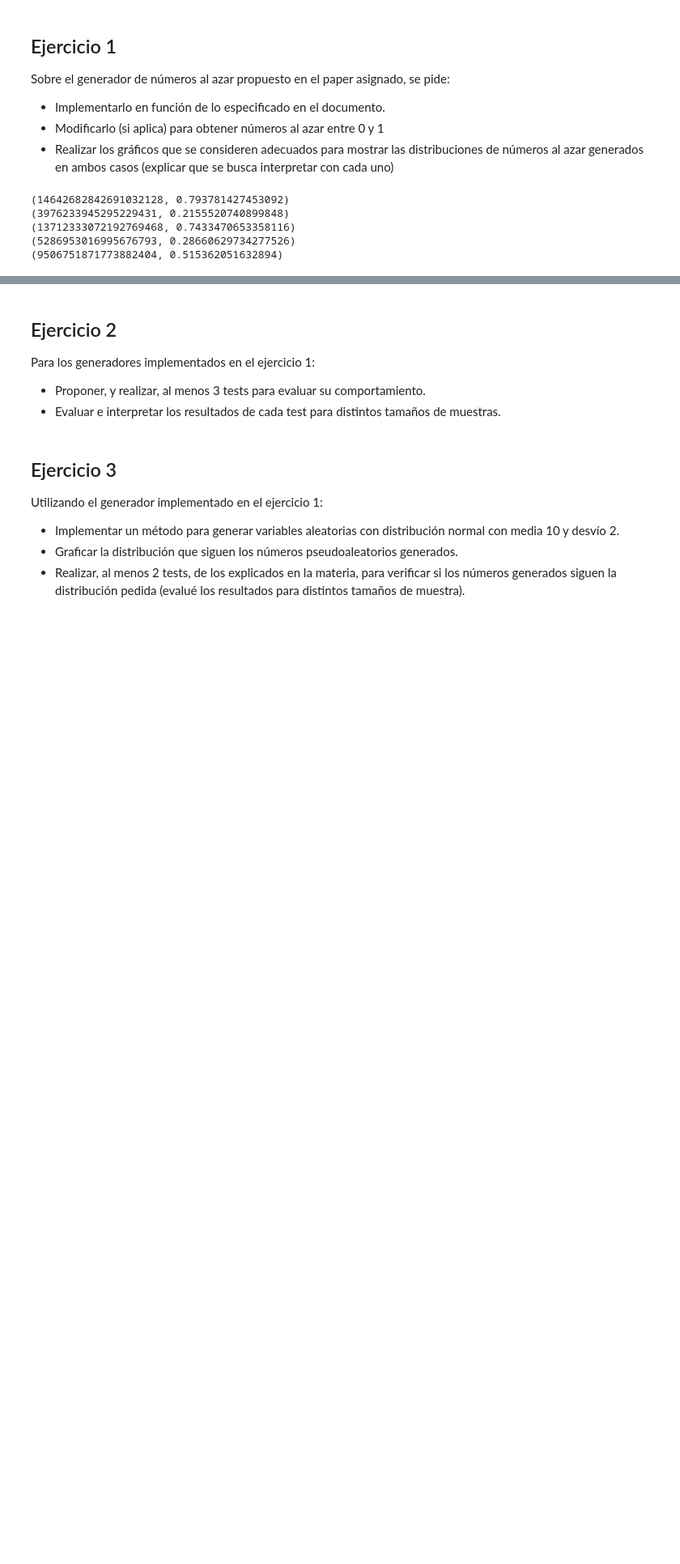
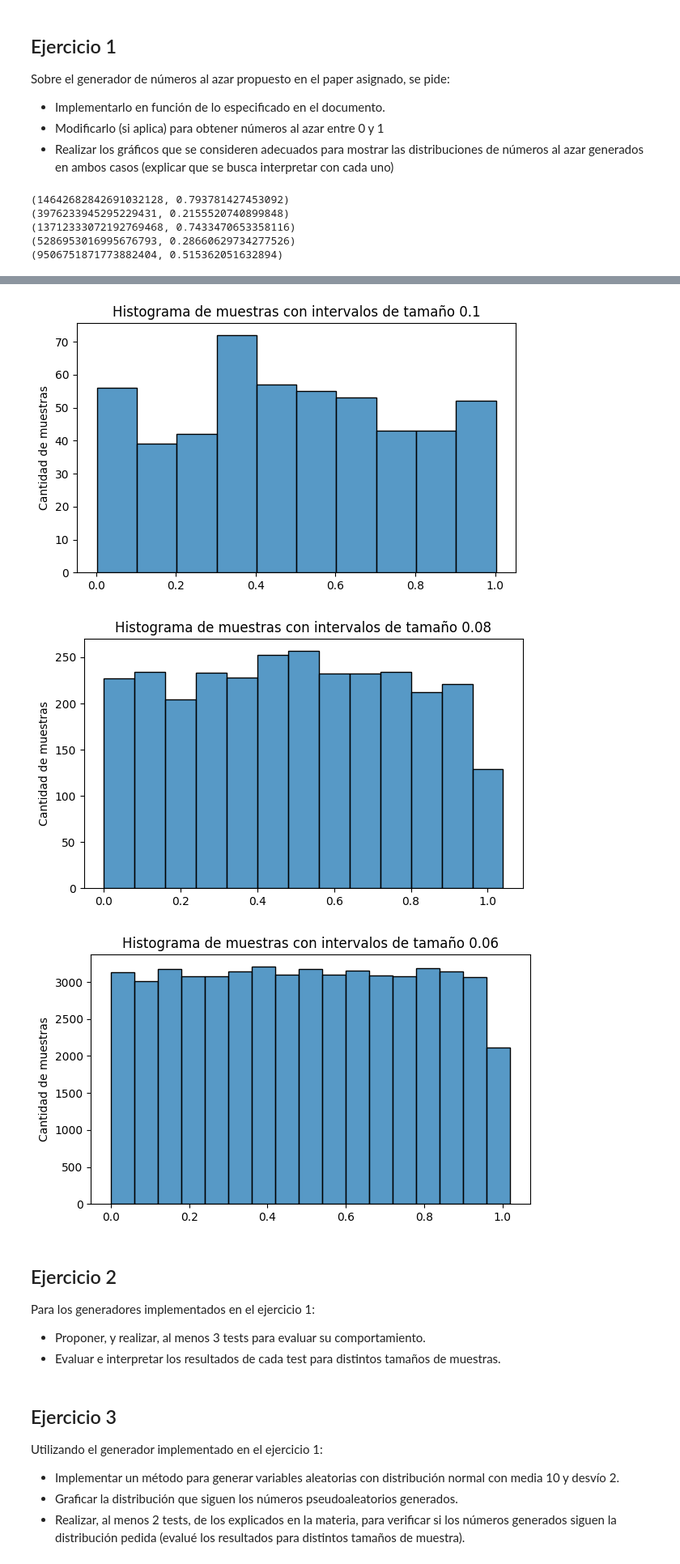
Before and after one commit to jalbarrac/simulacion_grupo2_2c_2022, a Jupyter notebook: LXM.ipynb, the cells around one changed output, grey strips where cells are left out. Shown at 81% size. Cells and saved outputs as stored; diff of their text form; code cells hidden in the pictures; blank space fills up the shorter version.

Commit message:
Agrego histogramas

```diff
--- a/LXM.ipynb
+++ b/LXM.ipynb
@@ -73,4 +73,29 @@ plt.scatter(x,y,20)
 [figure]
+# %%
+import seaborn as sns
+
+# Regla de Struges
+cantidades = [512, 2896, 52016]
+intervalos = [0.1, 0.08, 0.06]
+
+for i in range(len(cantidades)):
+    intervalo = intervalos[i]
+    cantidad = cantidades[i]
+    muestras = []
+
+    for j in range(cantidad):
+        muestras.append(next(g)[1])
+
+    fig, ax = plt.subplots(figsize = ( 7 , 4 ))
+    sns.histplot(data=muestras, binwidth=intervalo)
+    ax.set_title("Histograma de muestras con intervalos de tamaño " + str(intervalo))
+    ax.set_ylabel("Cantidad de muestras")
+
+    plt.show()
+# %% [output]
+[figure, added]
+[figure, added]
+[figure, added]
 # %% [markdown]
 ## Ejercicio 2
 
```
Also changed, not shown: parts of 1 cell of this notebook.
